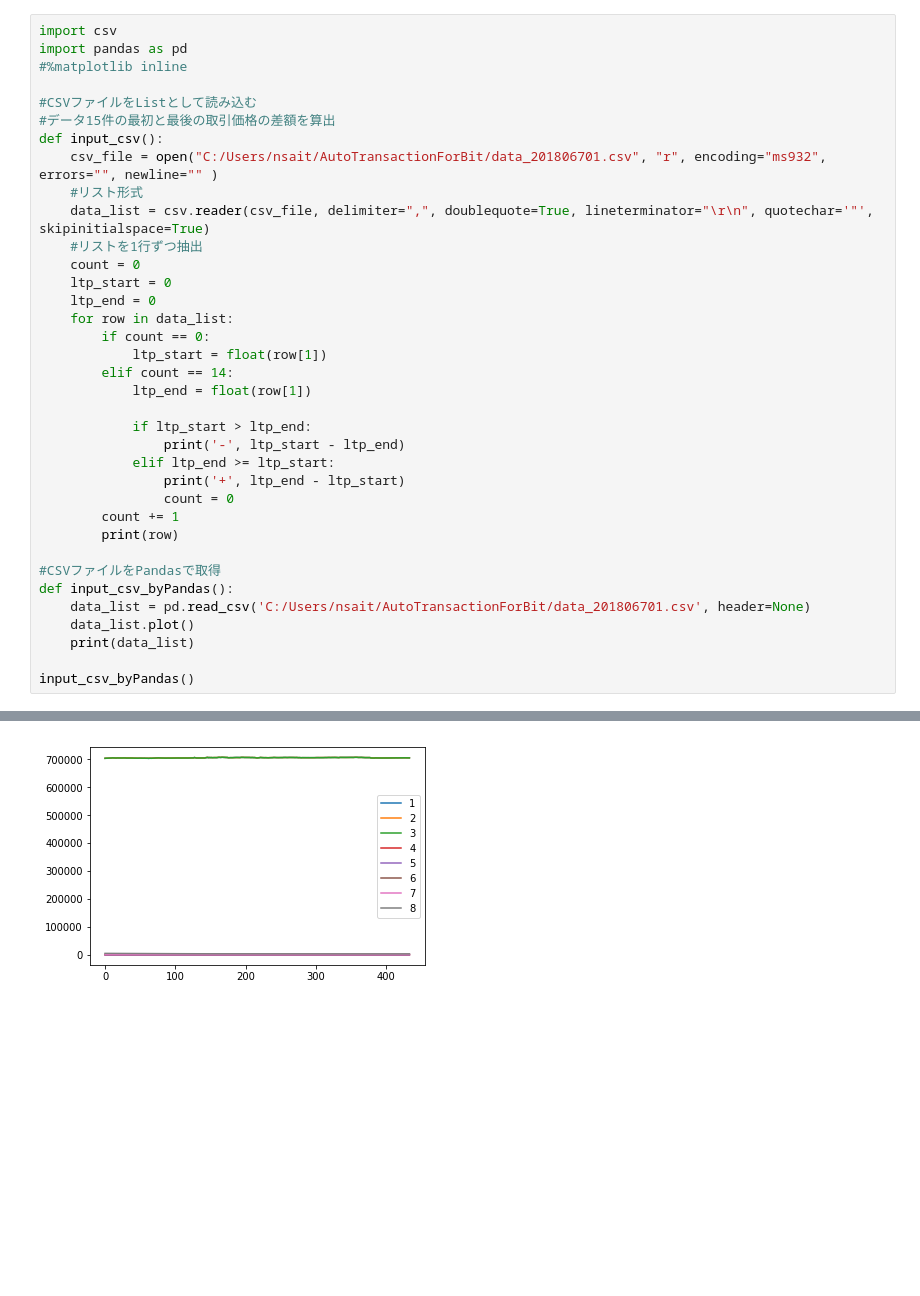
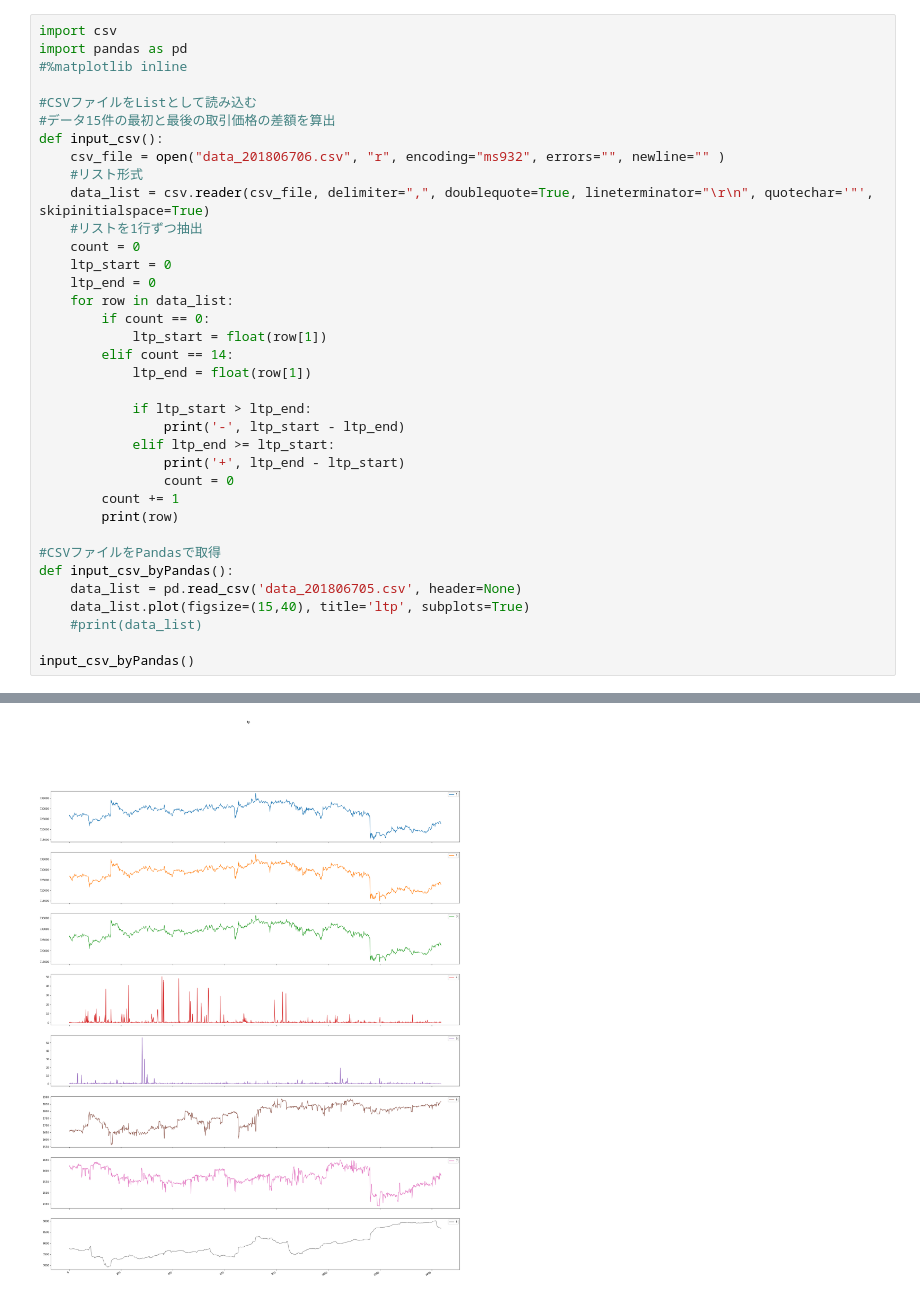
Before and after one commit to NorioSaito/AutoTransactionForBit, a Jupyter notebook: csvPlot.ipynb, the cells around one changed output, grey strips where cells are left out. Cells and saved outputs as stored; diff of their text form; blank space fills up the shorter version.

```diff
--- a/csvPlot.ipynb
+++ b/csvPlot.ipynb
@@ -6,7 +6,7 @@ import pandas as pd
 #CSVファイルをListとして読み込む
 #データ15件の最初と最後の取引価格の差額を算出
 def input_csv():
-	csv_file = open("C:/Users/nsait/AutoTransactionForBit/data_201806701.csv", "r", encoding="ms932", errors="", newline="" )
+	csv_file = open("data_201806706.csv", "r", encoding="ms932", errors="", newline="" )
 	#リスト形式
 	data_list = csv.reader(csv_file, delimiter=",", doublequote=True, lineterminator="\r\n", quotechar='"', skipinitialspace=True)
 	#リストを1行ずつ抽出
@@ -29,9 +29,9 @@ def input_csv():
 
 #CSVファイルをPandasで取得
 def input_csv_byPandas():
-	data_list = pd.read_csv('C:/Users/nsait/AutoTransactionForBit/data_201806701.csv', header=None)
-	data_list.plot()
-	print(data_list)
+	data_list = pd.read_csv('data_201806705.csv', header=None)
+	data_list.plot(figsize=(15,40), title='ltp', subplots=True)
+	#print(data_list)
 
 input_csv_byPandas()
 # %% [output]
@@ -55 +38 @@ input_csv_byPandas()
-[figure, old version]
+[figure, new version]
```
Also changed, not shown: parts of 1 cell of this notebook.
